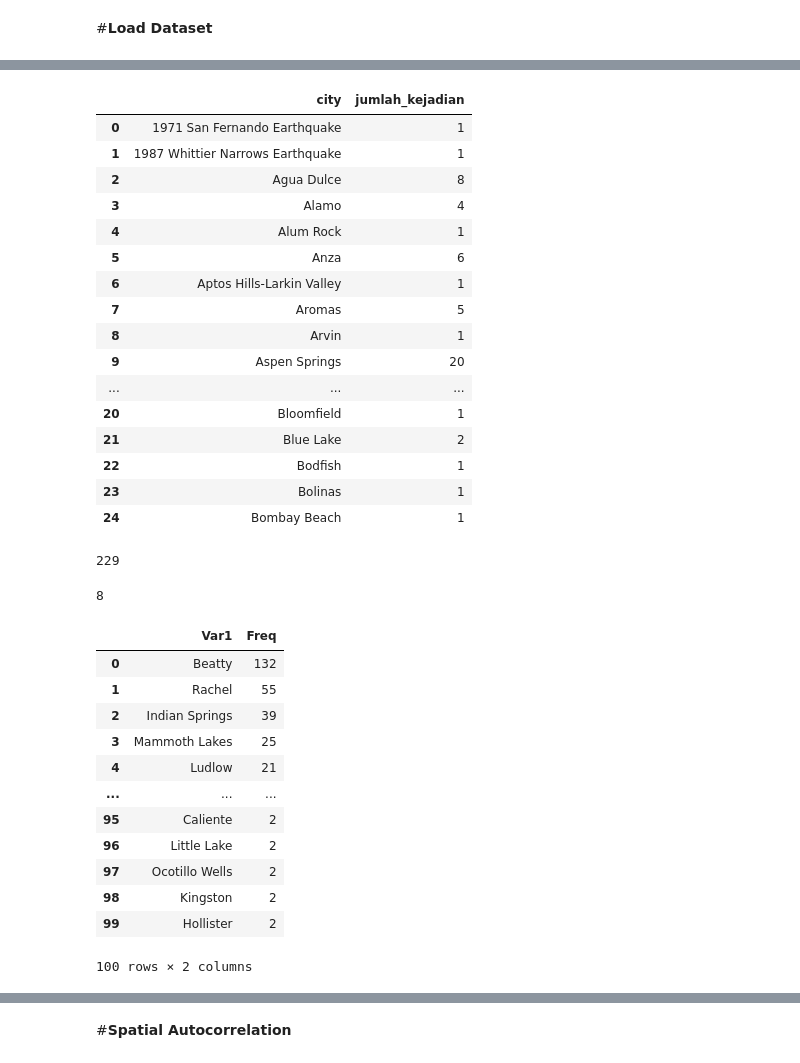
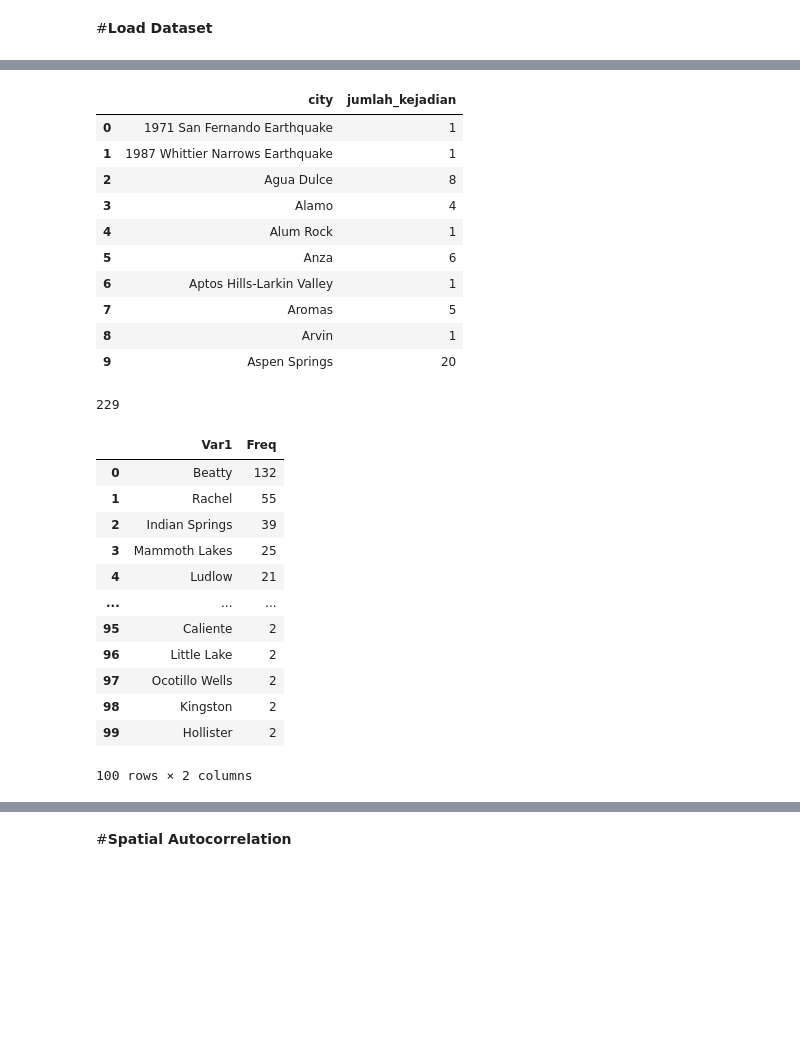
Before and after one commit to arifadli/Exploratory-Spatial-Data-Analysis, a Jupyter notebook: Earthquake Research/ESDA - Earthquake California.ipynb, the cells around one changed output, grey strips where cells are left out. Saved outputs shown, nothing was run; the diff lists cells and outputs as text; code cells hidden in the pictures; blank space fills up the shorter version.

```diff
--- a/Earthquake Research/ESDA - Earthquake California.ipynb
+++ b/Earthquake Research/ESDA - Earthquake California.ipynb
@@ -62,17 +98,21 @@ california_map.head(10)
 # %%
+import pandas as pd
+
+# Baca dataset
 dataset = "https://raw.githubusercontent.com/arifadli/DatasetRepository/main/Disertation/California/usgs_california_1952_2022.csv"
 df = pd.read_csv(dataset)
-df.head(15)
 
 # Konversi kolom 'time' ke format datetime
 df['time'] = pd.to_datetime(df['time'])
 
 # Seleksi data hanya untuk tahun 1968 - 2018
-df_selected = df[(df['time'].dt.year >= 1968) & (df['time'].dt.year <= 2018)]
+df_selected = df[(df['time'].dt.year >= 1968) & (df['time'].dt.year <= 2018)].copy()
 
-# Tampilkan lima baris pertama dari data terpilih
-df = df_selected
+# Memperbarui kolom 'city' dengan menggunakan .loc
+df_selected['city'] = df_selected['place'].str.split(',').str[0].str.split('of').str[-1].str.strip()
+
+df_selected['year'] = df_selected['time'].dt.year
 
 # Mengambil hanya kolom yang diinginkan
-selected_columns = ['time', 'latitude', 'longitude', 'place','depth', 'mag', 'magType', 'net', 'id', 'updated', 'type', 'status', 'locationSource', 'magSource']
-df_selected_columns = df[selected_columns]
+df_selected = df_selected[['time','year' , 'latitude', 'longitude', 'place', 'city','depth', 'mag', 'magType']]
+df_selected.head()
@@ -113,27 +126,20 @@ fixkolom.head(10)
 # %%
 # Kelompokkan data berdasarkan longitude dan latitude, kemudian hitung jumlah kejadian gempa di setiap kelompok
-gempa_by_location = fixkolom.groupby('city').size().reset_index(name='jumlah_kejadian')
-
+gempa_by_location = df_selected.groupby('city').size().reset_index(name='jumlah_kejadian')
 
 # Tampilkan hasilnya
-gempa_by_location.head(25)
+gempa_by_location.head(10)
 # %% [output]
 |  | city | jumlah_kejadian |
 | 0 | 1971 San Fernando Earthquake | 1 |
 | 1 | 1987 Whittier Narrows Earthquake | 1 |
 | 2 | Agua Dulce | 8 |
 | 3 | Alamo | 4 |
 | 4 | Alum Rock | 1 |
 | 5 | Anza | 6 |
 | 6 | Aptos Hills-Larkin Valley | 1 |
 | 7 | Aromas | 5 |
 | 8 | Arvin | 1 |
 | 9 | Aspen Springs | 20 |
-| ... | ... | ... |
-| 20 | Bloomfield | 1 |
-| 21 | Blue Lake | 2 |
-| 22 | Bodfish | 1 |
-| 23 | Bolinas | 1 |
-| 24 | Bombay Beach | 1 |
 # %%
 # Kelompokkan data berdasarkan longitude dan latitude, kemudian hitung jumlah kejadian gempa di setiap kelompok
@@ -147,30 +153,25 @@ print(panjang_unik)
 # %% [output]
 229
 # %%
-# Menggabungkan DataFrames 'districts' dan 'rep_dis' berdasarkan kolom 'REPDIST' dan 'Var1'
-districts = california_map.merge(city, left_on='name', right_on='Var1', how='left')
+districts = california_map.merge(city, left_on='COUNTY_NAM', right_on='Var1', how='left')
 
 # Mengganti nilai-nilai yang hilang (NA) dalam kolom 'Freq' dengan 0
 districts['Freq'].fillna(0, inplace=True)
 
 # Menampilkan panjang kolom 'Freq'
 panjang_freq = len(districts['Freq'])
-print(panjang_freq)
+city.head(100)
 # %% [output]
+|  | Var1 | Freq |
+| 0 | Beatty | 132 |
+| 1 | Rachel | 55 |
+| 2 | Indian Springs | 39 |
+| 3 | Mammoth Lakes | 25 |
+| 4 | Ludlow | 21 |
+| ... | ... | ... |
+| 95 | Caliente | 2 |
+| 96 | Little Lake | 2 |
+| 97 | Ocotillo Wells | 2 |
+| 98 | Kingston | 2 |
+| 99 | Hollister | 2 |
-8
+100 rows × 2 columns
-# %%
-city.head(100)
-# %% [output]
-|  | Var1 | Freq |
-| 0 | Beatty | 132 |
-| 1 | Rachel | 55 |
-| 2 | Indian Springs | 39 |
-| 3 | Mammoth Lakes | 25 |
-| 4 | Ludlow | 21 |
-| ... | ... | ... |
-| 95 | Caliente | 2 |
-| 96 | Little Lake | 2 |
-| 97 | Ocotillo Wells | 2 |
-| 98 | Kingston | 2 |
-| 99 | Hollister | 2 |
-100 rows × 2 columns
```
Also changed, not shown: parts of 18 cells of this notebook.
